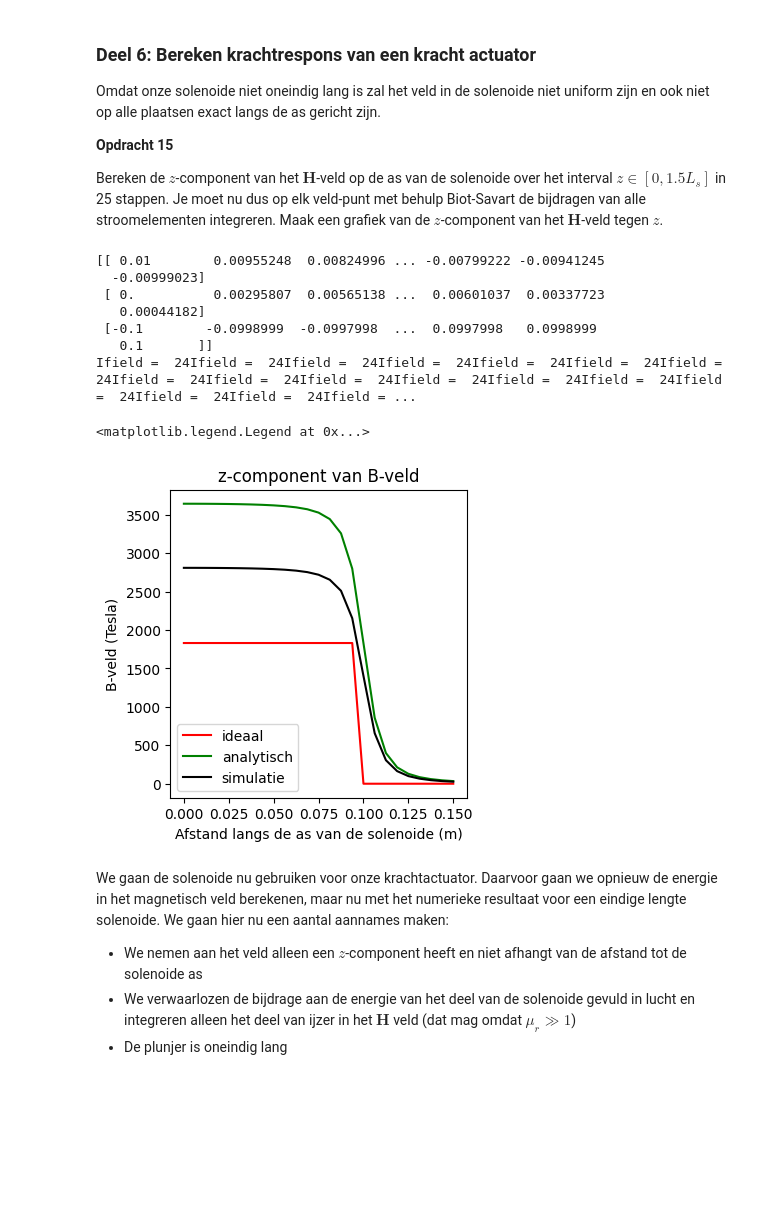
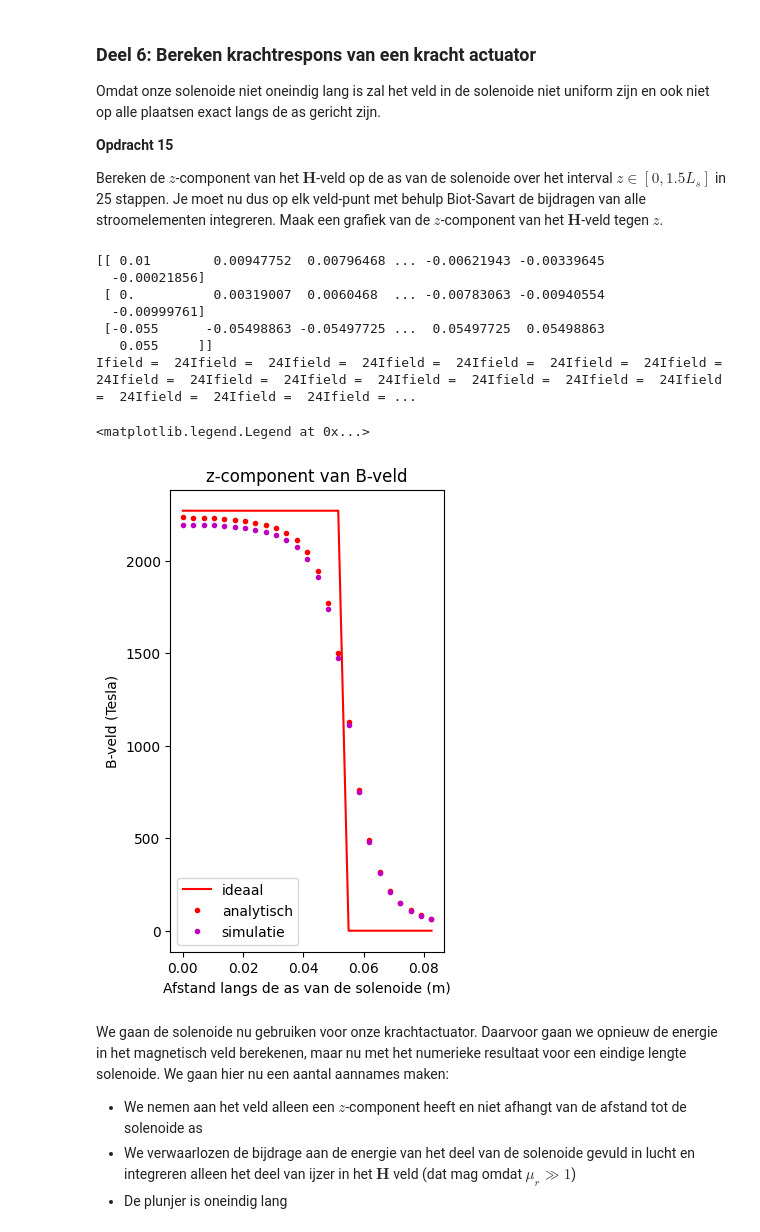
Before and after one commit to HugovKrevel/HugovK-DEF-D, a Jupyter notebook: KrachtactuatorOpdracht.ipynb, the cells around one changed output. Saved outputs shown, nothing was run; the diff lists cells and outputs as text; code cells hidden in the pictures; blank space fills up the shorter version.

```diff
--- a/KrachtactuatorOpdracht.ipynb
+++ b/KrachtactuatorOpdracht.ipynb
@@ -425,14 +427,17 @@ a. Bereken het aantal omwentelingen van je draad, hierbij mag je aannemen dat de
 b. Bereken de $x$, $y$ en $z$ coordinaten.\
 c. Bereken de spoed, in eenheden van aantal omwentelingen per meter, en print dit.
 # %%
-N = 1999
-l_draad = 6
+N = 9672
+
+#WAARDES VOOR DEURSLOTACTUATOR
+l_draad = 31.4
 r_sol = 0.01
-L_sol = 0.2
+L_sol = 0.11
 wikkelingen = (l_draad/(2*np.pi*r_sol))
 n = wikkelingen/L_sol
+
 x,y,z =parametrisatie(N,r_sol,wikkelingen ,L_sol)
-print("Aantal omwentelingen:", np.round(wikkelingen,1), "keer, en de spoed is:", n, "omwentelingen per meter")
+print("Aantal omwentelingen:", np.round(wikkelingen), "keer, en de spoed is:", round(n,2), "omwentelingen per meter")
 # Enkele plots
 plt.figure(figsize=(20,20))
 ax=plt.figure().add_subplot(projection='3d')
@@ -490,6 +495,15 @@ Omdat onze solenoide niet oneindig lang is zal het veld in de solenoide niet uni
 
 Bereken de $z$-component van het $\mathbf{H}$-veld op de as van de solenoide over het interval $z \in [0, 1.5L_s]$ in 25 stappen. Je moet nu dus op elk veld-punt met behulp Biot-Savart de bijdragen van alle stroomelementen integreren. Maak een grafiek van de $z$-component van het $\mathbf{H}$-veld tegen $z$.
 # %%
+#Waardes voor de gegeven Deurslot actuator
+
+r_sol =0.01
+L_sol =0.11
+wikkelingen = 500
+I=0.5 #A
+wikkelingen = (l_draad/(2*np.pi*r_sol))
+n = wikkelingen/L_sol
+analytical_ans = n*I
 n_ax=25
 z_ax=np.linspace(0, 1.5*L_sol/2, n_ax)
 H_ax=np.zeros((n_ax,1))
@@ -498,45 +512,45 @@ spoel = parametrisatie(N,r_sol,wikkelingen,L_sol)
 spoel_coords = np.array([spoel[0], spoel[1], spoel[2]])
 spoel_coords2 = np.hstack([spoel_coords, np.zeros((3, 1))])
 
 print(spoel_coords)
 for i_field in range(n_ax):
     print(f"\rIfield =  {i_field}", end="") # Print welk element van het veld nu berekend wordt.
     r_field = np.array([0,0,z_ax[i_field]])
     Hsimulated=np.array([0,0,0], dtype='float64')
     for i_source in np.arange(1, N):
         r_source = np.array([spoel_coords[0, i_source], spoel_coords[1, i_source], spoel_coords[2, i_source]])
         volgende_r_source = np.array([spoel_coords2[0, i_source + 1], spoel_coords2[1, i_source + 1], spoel_coords2[2, i_source + 1]])
         dl = volgende_r_source - r_source
         Hsimulated += field_current_element(r_field, r_source, dl)
         print(f"Ifield =  {i_field}", end="")
 
     # selecting the z-component
     H_ax[i_field,0]=Hsimulated[2]
 
-H_veld_ideaal=an_ans*np.ones(n_ax)*(1.0*(z_ax < L_sol/2))
+H_veld_ideaal=analytical_ans*np.ones(n_ax)*(1.0*(z_ax < L_sol/2))
 
 # dit is nog een aardige analytische uitdrukking die je kan uitrekenen voor de z-component op de as van een solenoide met eindige lengte
-H_veld_analytisch=(aant_went*I/L_sol/2)*((L_sol/2-z_ax)/np.sqrt((z_ax- L_sol/2)**2 + r_sol**2)+(L_sol/2+z_ax)/np.sqrt((z_ax+ L_sol/2)**2 + r_sol**2))
+H_veld_analytisch=(wikkelingen*I/L_sol/2)*((L_sol/2-z_ax)/np.sqrt((z_ax- L_sol/2)**2 + r_sol**2)+(L_sol/2+z_ax)/np.sqrt((z_ax+ L_sol/2)**2 + r_sol**2))
 
-plt.figure(figsize=[13,4])
+plt.figure(figsize=[12,6])
 plt.subplot(131)
 plt.title('z-component van B-veld')
 plt.plot(z_ax, H_veld_ideaal, '-r', label='ideaal')
-plt.plot(z_ax, H_veld_analytisch, '-g', label='analytisch')
-plt.plot(z_ax, H_ax, '-k', label='simulatie')
+plt.plot(z_ax, H_veld_analytisch, 'r.', label='analytisch')
+plt.plot(z_ax, H_ax, 'm.', label='simulatie')
 plt.xlabel('Afstand langs de as van de solenoide (m)')
 plt.ylabel('B-veld (Tesla)')
 plt.legend()
 # %% [output]
-[[ 0.01        0.00955248  0.00824996 ... -0.00799222 -0.00941245
-  -0.00999023]
- [ 0.          0.00295807  0.00565138 ...  0.00601037  0.00337723
-   0.00044182]
- [-0.1        -0.0998999  -0.0997998  ...  0.0997998   0.0998999
-   0.1       ]]
+[[ 0.01        0.00947752  0.00796468 ... -0.00621943 -0.00339645
+  -0.00021856]
+ [ 0.          0.00319007  0.0060468  ... -0.00783063 -0.00940554
+  -0.00999761]
+ [-0.055      -0.05498863 -0.05497725 ...  0.05497725  0.05498863
+   0.055     ]]
 Ifield =  24Ifield =  24Ifield =  24Ifield =  24Ifield =  24Ifield =  24Ifield =  24Ifield =  24Ifield =  24Ifield =  24Ifield =  24Ifield =  24Ifield =  24Ifield =  24Ifield =  24Ifield =  24Ifield = ...
 <matplotlib.legend.Legend at 0x...>
-[figure, old version]
+[figure, new version]
 # %% [markdown]
 We gaan de solenoide nu gebruiken voor onze krachtactuator. Daarvoor gaan we opnieuw de energie in het magnetisch veld berekenen, maar nu met het numerieke resultaat voor een eindige lengte solenoide. We gaan hier nu een aantal aannames maken:
 * We nemen aan het veld alleen een $z$-component heeft en niet afhangt van de afstand tot de solenoide as
```
Also changed, not shown: parts of 12 cells of this notebook.
